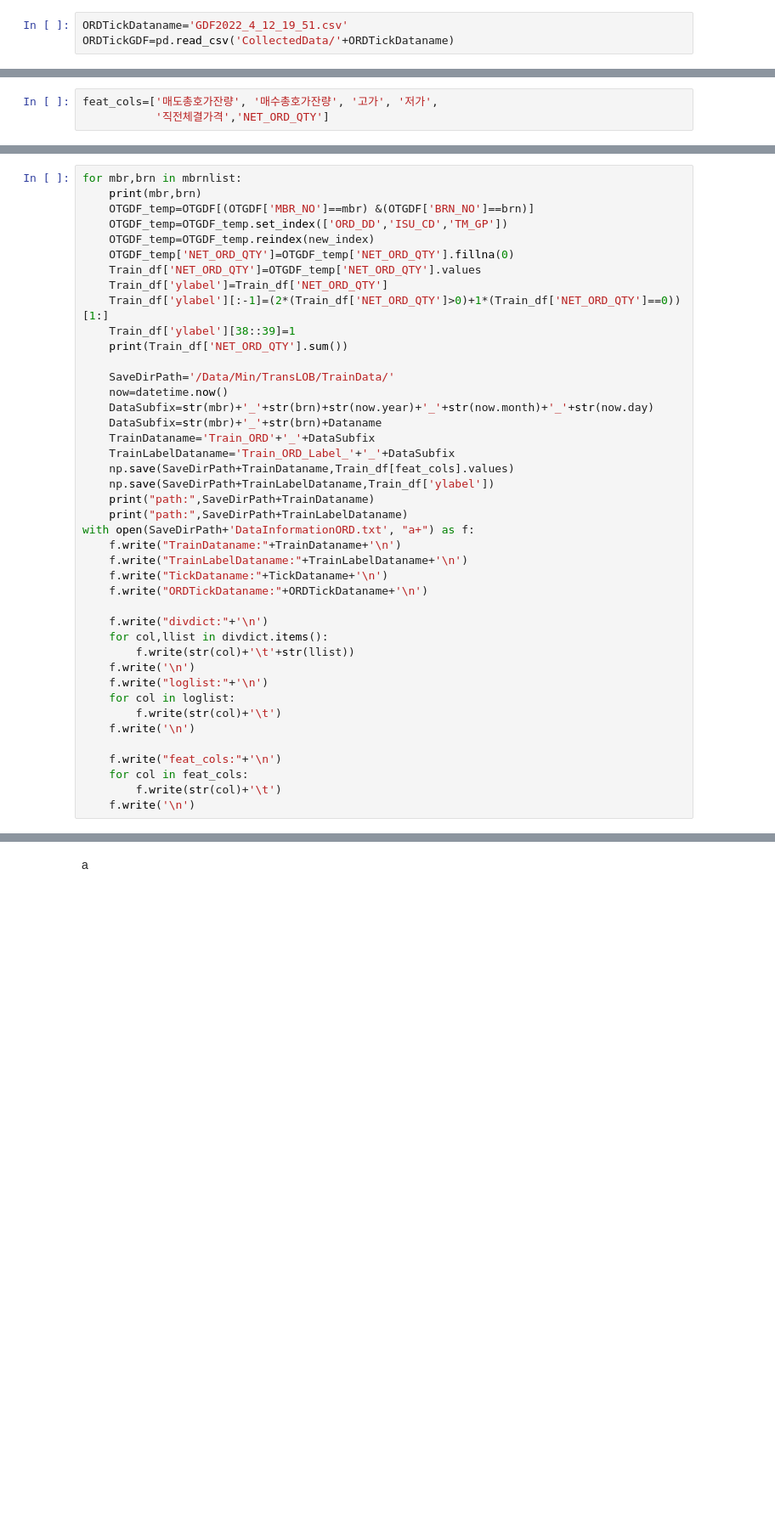
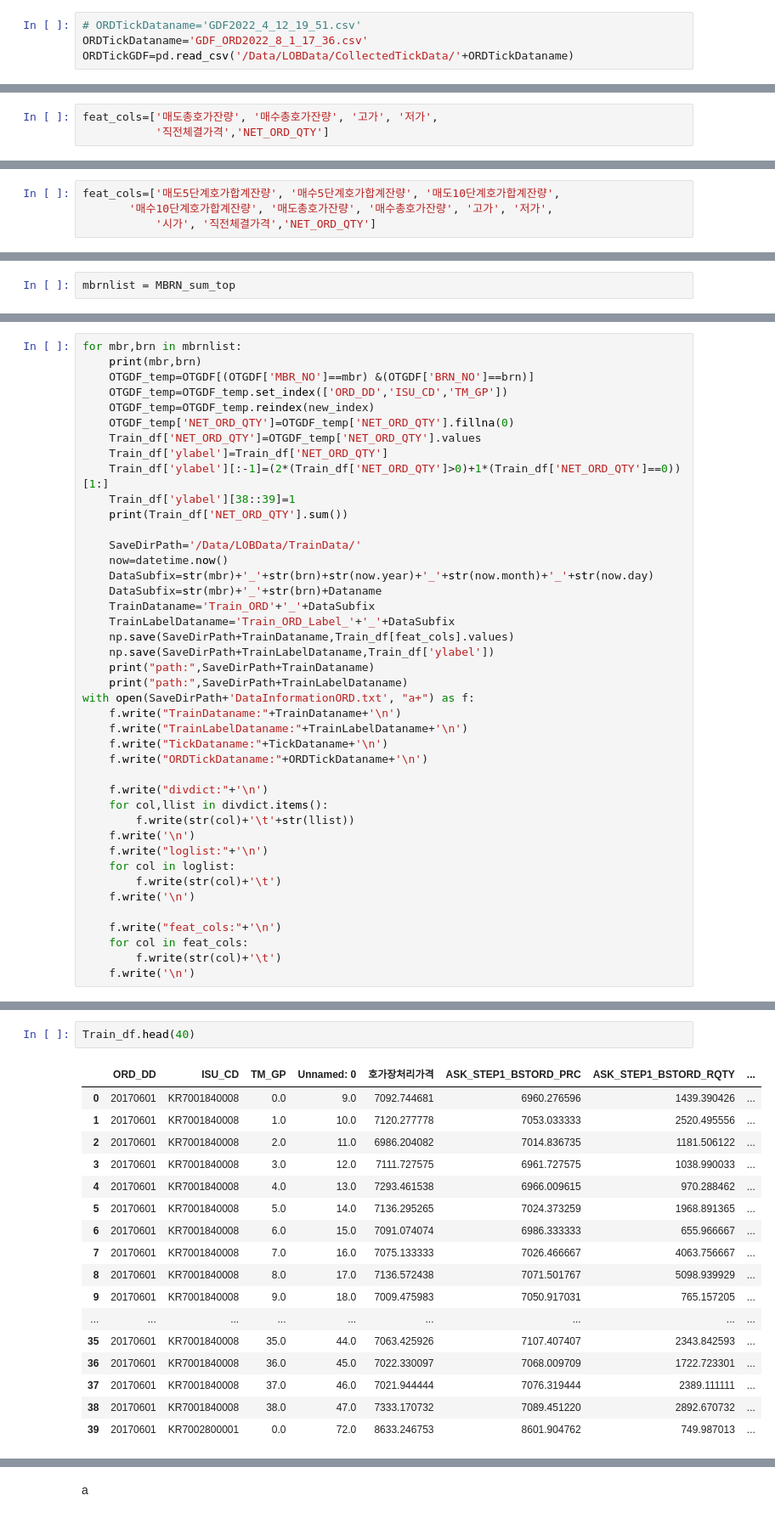
Before and after one commit to bigchan22/LOBData, a Jupyter notebook: TrainDataGenerationORD.ipynb, the cells around one changed output, grey strips where cells are left out. Shown at 85% size. Cells and saved outputs as stored; diff of their text form; blank space fills up the shorter version.

```diff
--- a/TrainDataGenerationORD.ipynb
+++ b/TrainDataGenerationORD.ipynb
@@ -93,7 +52,8 @@ Train_df[loglist]=np.log(Train_df[loglist])
 # %%
 Train_df[minmaxnormlist]=(Train_df[minmaxnormlist]-Train_df[minmaxnormlist].min())/(Train_df[minmaxnormlist].max()-Train_df[minmaxnormlist].min())
 # %%
-ORDTickDataname='GDF2022_4_12_19_51.csv'
-ORDTickGDF=pd.read_csv('CollectedData/'+ORDTickDataname)
+# ORDTickDataname='GDF2022_4_12_19_51.csv'
+ORDTickDataname='GDF_ORD2022_8_1_17_36.csv'
+ORDTickGDF=pd.read_csv('/Data/LOBData/CollectedTickData/'+ORDTickDataname)
 # %%
 ORDTickGDF
@@ -139,0 +137,4 @@ mbrnlist=mbrnlist1+[a for a in mbrnlist2 if a not in mbrnlist1]
+# %%
+feat_cols=['매도5단계호가합계잔량', '매수5단계호가합계잔량', '매도10단계호가합계잔량',
+       '매수10단계호가합계잔량', '매도총호가잔량', '매수총호가잔량', '고가', '저가',
+           '시가', '직전체결가격','NET_ORD_QTY']
@@ -140,2 +145,4 @@ mbrnlist=mbrnlist1+[a for a in mbrnlist2 if a not in mbrnlist1]
+# %%
+mbrnlist = MBRN_sum_top
 # %%
 Train_df[feat_cols[:-1]]
@@ -152,7 +173,7 @@ for mbr,brn in mbrnlist:
     Train_df['ylabel'][38::39]=1
     print(Train_df['NET_ORD_QTY'].sum())
 
-    SaveDirPath='/Data/Min/TransLOB/TrainData/'
+    SaveDirPath='/Data/LOBData/TrainData/'
     now=datetime.now()
     DataSubfix=str(mbr)+'_'+str(brn)+str(now.year)+'_'+str(now.month)+'_'+str(now.day)
     DataSubfix=str(mbr)+'_'+str(brn)+Dataname
@@ -187,0 +252,20 @@ Train_df[feat_cols].values.shape
+# %%
+Train_df.head(40)
+# %% [output]
+|  | ORD_DD | ISU_CD | TM_GP | Unnamed: 0 | 호가장처리가격 | ASK_STEP1_BSTORD_PRC | ASK_STEP1_BSTORD_RQTY | ... |
+| 0 | 20170601 | KR7001840008 | 0.0 | 9.0 | 7092.744681 | 6960.276596 | 1439.390426 | ... |
+| 1 | 20170601 | KR7001840008 | 1.0 | 10.0 | 7120.277778 | 7053.033333 | 2520.495556 | ... |
+| 2 | 20170601 | KR7001840008 | 2.0 | 11.0 | 6986.204082 | 7014.836735 | 1181.506122 | ... |
+| 3 | 20170601 | KR7001840008 | 3.0 | 12.0 | 7111.727575 | 6961.727575 | 1038.990033 | ... |
+| 4 | 20170601 | KR7001840008 | 4.0 | 13.0 | 7293.461538 | 6966.009615 | 970.288462 | ... |
+| 5 | 20170601 | KR7001840008 | 5.0 | 14.0 | 7136.295265 | 7024.373259 | 1968.891365 | ... |
+| 6 | 20170601 | KR7001840008 | 6.0 | 15.0 | 7091.074074 | 6986.333333 | 655.966667 | ... |
+| 7 | 20170601 | KR7001840008 | 7.0 | 16.0 | 7075.133333 | 7026.466667 | 4063.756667 | ... |
+| 8 | 20170601 | KR7001840008 | 8.0 | 17.0 | 7136.572438 | 7071.501767 | 5098.939929 | ... |
+| 9 | 20170601 | KR7001840008 | 9.0 | 18.0 | 7009.475983 | 7050.917031 | 765.157205 | ... |
+| ... | ... | ... | ... | ... | ... | ... | ... | ... |
+| 35 | 20170601 | KR7001840008 | 35.0 | 44.0 | 7063.425926 | 7107.407407 | 2343.842593 | ... |
+| 36 | 20170601 | KR7001840008 | 36.0 | 45.0 | 7022.330097 | 7068.009709 | 1722.723301 | ... |
+| 37 | 20170601 | KR7001840008 | 37.0 | 46.0 | 7021.944444 | 7076.319444 | 2389.111111 | ... |
+| 38 | 20170601 | KR7001840008 | 38.0 | 47.0 | 7333.170732 | 7089.451220 | 2892.670732 | ... |
+| 39 | 20170601 | KR7002800001 | 0.0 | 72.0 | 8633.246753 | 8601.904762 | 749.987013 | ... |
```
Also changed, not shown: parts of 18 cells of this notebook, 6 other files.
